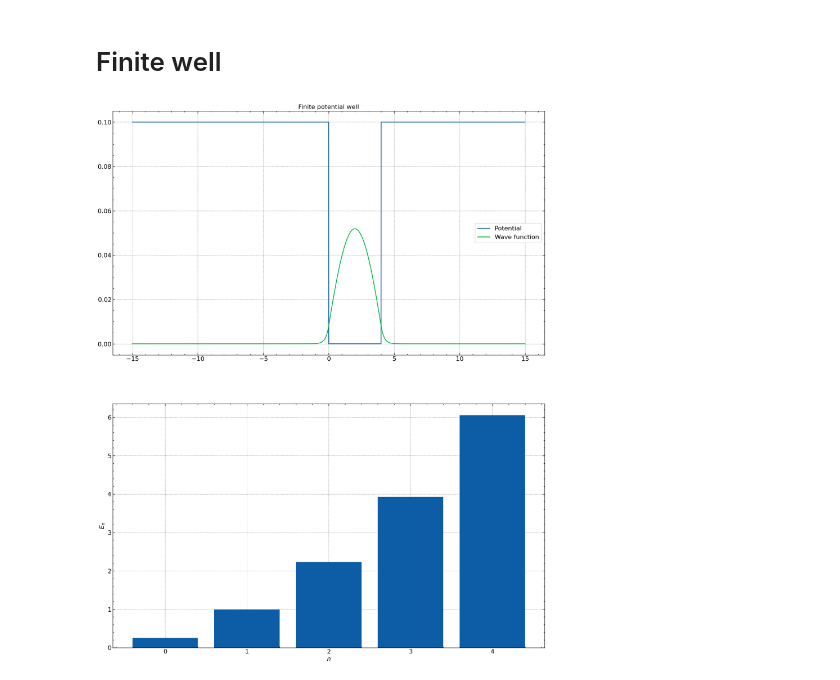
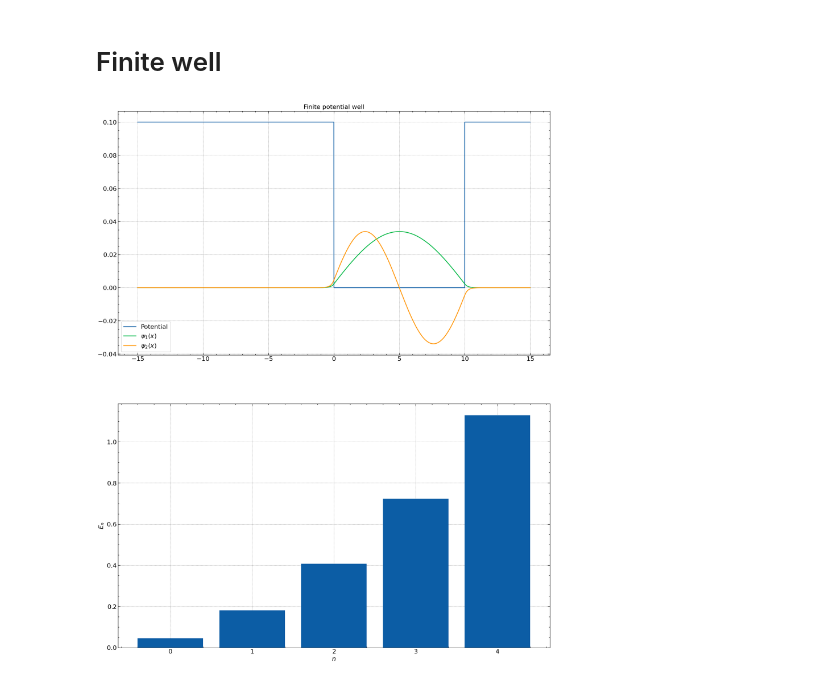
Before and after one commit to Souvik-0612/UnderGrad, a Jupyter notebook: 5th Sem/4_EigenValue_Problem_using_finite_difference_Method.ipynb, the cells around one changed output. Drawn from its saved outputs; the diff is of its cells as text; code cells hidden in the pictures.

```diff
--- a/5th Sem/4_EigenValue_Problem_using_finite_difference_Method.ipynb
+++ b/5th Sem/4_EigenValue_Problem_using_finite_difference_Method.ipynb
@@ -50,37 +50,37 @@ plt.style.use(['science', 'notebook', 'grid'])
 N = 5000
 x, dx = np.linspace(-15, 15, N, retstep = True)
 #Natural parameter
-h = 1; m = 1; Vo = 10; a = 4
+h = 1; m = 1; Vo = 10; a = 10
 
 L = h**2/(2*m*dx**2)
 
 V = []
 for x_ in x:
 	if x_ <= 0:
 		V.append(Vo)
 	elif 0< x_ < a:
 		V.append(0)
 	else:
 		V.append(Vo)
 V = np.array(V)
 Diagonal = 2*L*np.ones(N) + V
 OffDiagonal = -L*np.ones(N-1)
 
 E, psi = eigh_tridiagonal(Diagonal, OffDiagonal)
 
 plt.figure(figsize = (20, 25))
 plt.subplot(211)
 plt.title("Finite potential well")
 plt.plot(x, 0.01*V, label = "Potential")
-plt.plot(x, psi.T[0], label = r"$psi_1$")
-plt.plot(x, psi.T[1], label = r"$psi_2$")
+plt.plot(x, psi.T[0], label = r"$\psi_1(x)$")
+plt.plot(x, psi.T[1], label = r"$\psi_2(x)$")
 plt.legend()
 
 plt.subplot(212)
 plt.bar(np.linspace(0, 4, 5), E[0:5])
 plt.xlabel(r"$n$")
 plt.ylabel(r"$E_n$")
 
 plt.show()
 # %% [output]
-[figure, old version]
+[figure, new version]
```
